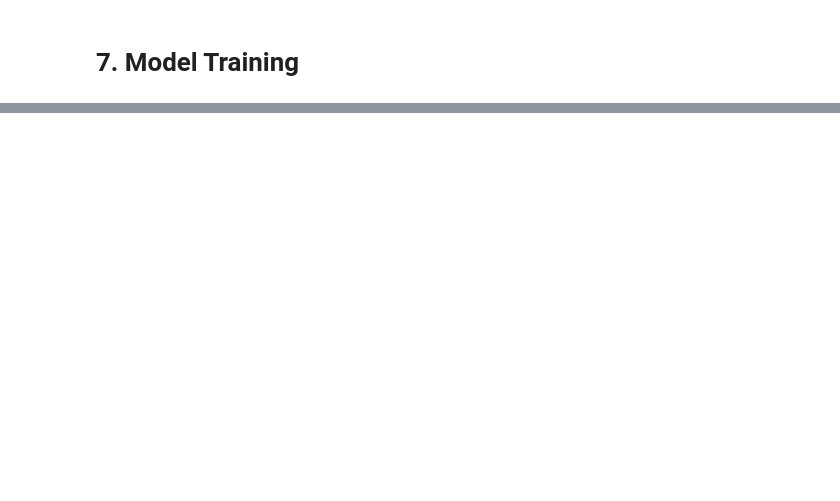
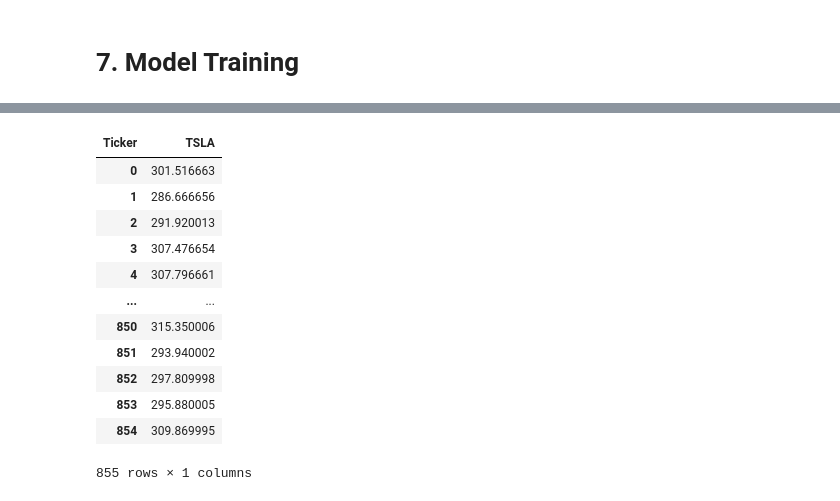
Before and after one commit to Ujjwal5705/Stock-Prediction-Portal, a Jupyter notebook: Resources/Stock_Prediction_Using_LSTM.ipynb, the cells around one changed output, grey strips where cells are left out. Drawn from its saved outputs; the diff is of its cells as text; code cells hidden in the pictures; blank space fills up the shorter version.

```diff
--- a/Resources/Stock_Prediction_Using_LSTM.ipynb
+++ b/Resources/Stock_Prediction_Using_LSTM.ipynb
@@ -306,0 +333,18 @@ model.save('stock_prediction_model.keras')
+# %%
+final_df = pd.concat([past_100_days, testing_df], ignore_index=True)
+# %%
+final_df
+# %% [output]
+| Ticker | TSLA |
+| 0 | 301.516663 |
+| 1 | 286.666656 |
+| 2 | 291.920013 |
+| 3 | 307.476654 |
+| 4 | 307.796661 |
+| ... | ... |
+| 850 | 315.350006 |
+| 851 | 293.940002 |
+| 852 | 297.809998 |
+| 853 | 295.880005 |
+| 854 | 309.869995 |
+855 rows × 1 columns
```
Also changed, not shown: parts of 8 cells of this notebook, 1 other file.
